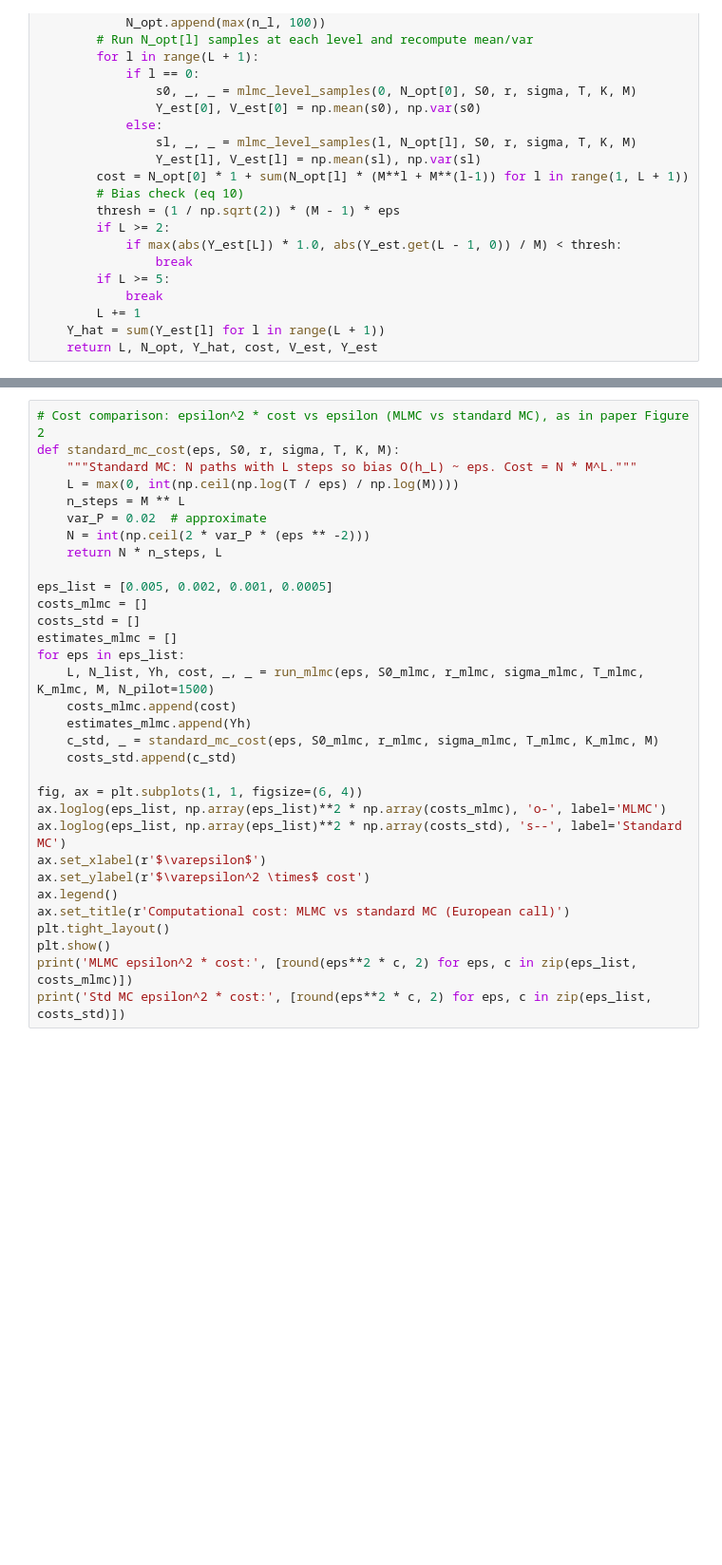
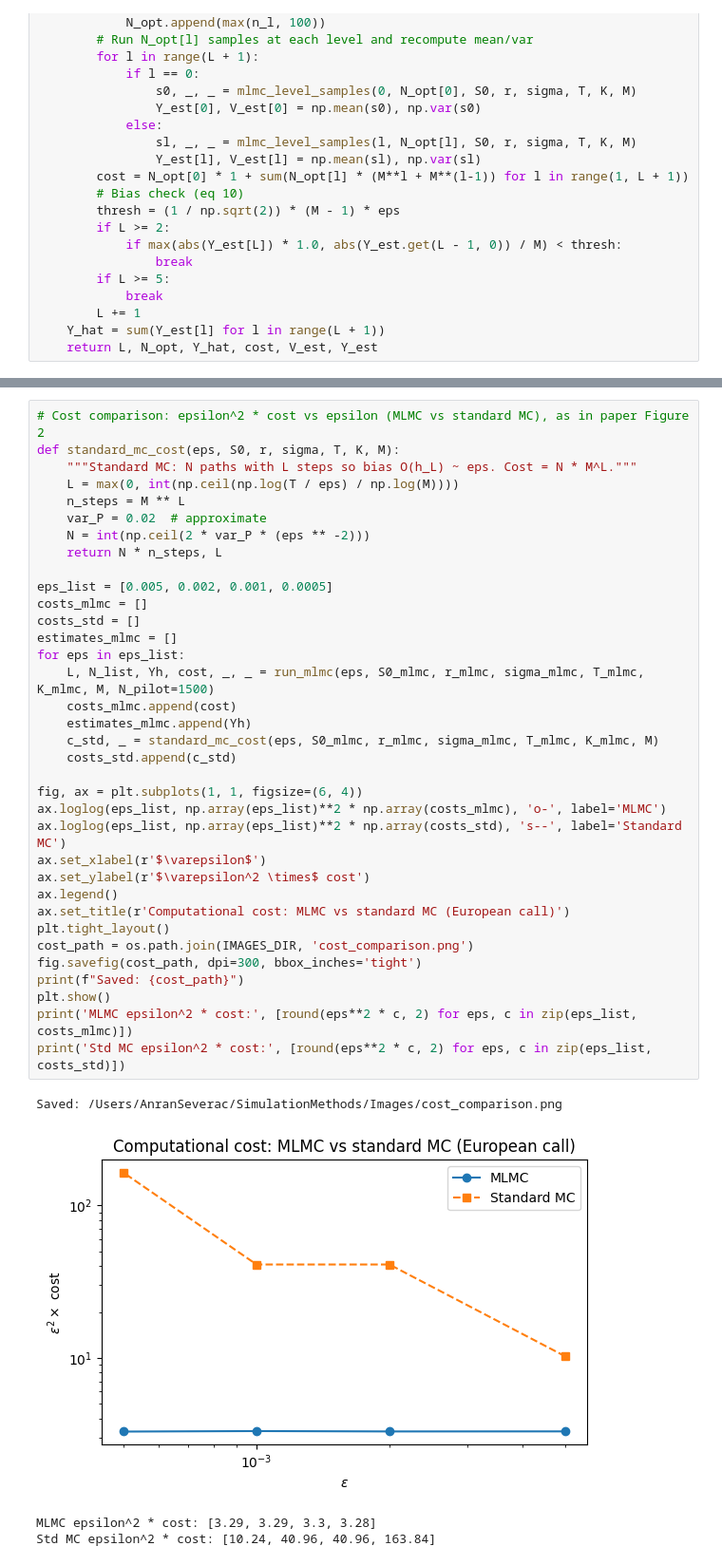
Before and after one commit to AnranSeverac/SimulationMethods, a Jupyter notebook: mlmc_giles2008.ipynb, the cells around one changed output, grey strips where cells are left out. Shown at 95% size. Saved outputs shown, nothing was run; the diff lists cells and outputs as text; blank space fills up the shorter version.

```diff
--- a/mlmc_giles2008.ipynb
+++ b/mlmc_giles2008.ipynb
@@ -183,33 +183,41 @@ plt.show()
 def standard_mc_cost(eps, S0, r, sigma, T, K, M):
     """Standard MC: N paths with L steps so bias O(h_L) ~ eps. Cost = N * M^L."""
     L = max(0, int(np.ceil(np.log(T / eps) / np.log(M))))
     n_steps = M ** L
     var_P = 0.02  # approximate
     N = int(np.ceil(2 * var_P * (eps ** -2)))
     return N * n_steps, L
 
 eps_list = [0.005, 0.002, 0.001, 0.0005]
 costs_mlmc = []
 costs_std = []
 estimates_mlmc = []
 for eps in eps_list:
     L, N_list, Yh, cost, _, _ = run_mlmc(eps, S0_mlmc, r_mlmc, sigma_mlmc, T_mlmc, K_mlmc, M, N_pilot=1500)
     costs_mlmc.append(cost)
     estimates_mlmc.append(Yh)
     c_std, _ = standard_mc_cost(eps, S0_mlmc, r_mlmc, sigma_mlmc, T_mlmc, K_mlmc, M)
     costs_std.append(c_std)
 
 fig, ax = plt.subplots(1, 1, figsize=(6, 4))
 ax.loglog(eps_list, np.array(eps_list)**2 * np.array(costs_mlmc), 'o-', label='MLMC')
 ax.loglog(eps_list, np.array(eps_list)**2 * np.array(costs_std), 's--', label='Standard MC')
 ax.set_xlabel(r'$\varepsilon$')
 ax.set_ylabel(r'$\varepsilon^2 \times$ cost')
 ax.legend()
 ax.set_title(r'Computational cost: MLMC vs standard MC (European call)')
 plt.tight_layout()
+cost_path = os.path.join(IMAGES_DIR, 'cost_comparison.png')
+fig.savefig(cost_path, dpi=300, bbox_inches='tight')
+print(f"Saved: {cost_path}")
 plt.show()
 print('MLMC epsilon^2 * cost:', [round(eps**2 * c, 2) for eps, c in zip(eps_list, costs_mlmc)])
 print('Std MC epsilon^2 * cost:', [round(eps**2 * c, 2) for eps, c in zip(eps_list, costs_std)])
+# %% [output]
+Saved: /Users/AnranSeverac/SimulationMethods/Images/cost_comparison.png
+[figure, added]
+MLMC epsilon^2 * cost: [3.29, 3.29, 3.3, 3.28]
+Std MC epsilon^2 * cost: [10.24, 40.96, 40.96, 163.84]
 # %%
 # Reference value: Black–Scholes European call (for comparison)
 from scipy.stats import norm
```
Also changed, not shown: parts of 8 cells of this notebook, 6 other files.
